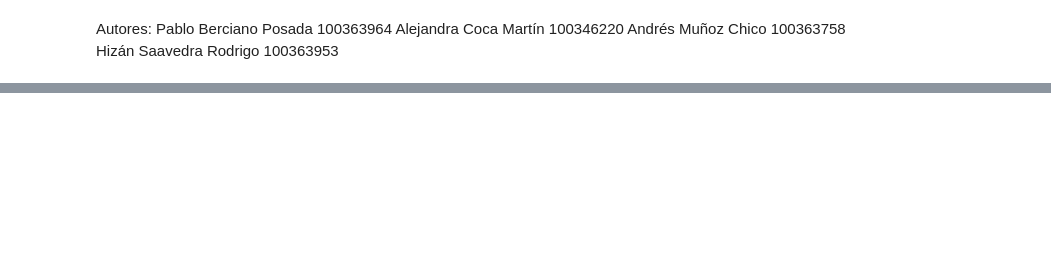
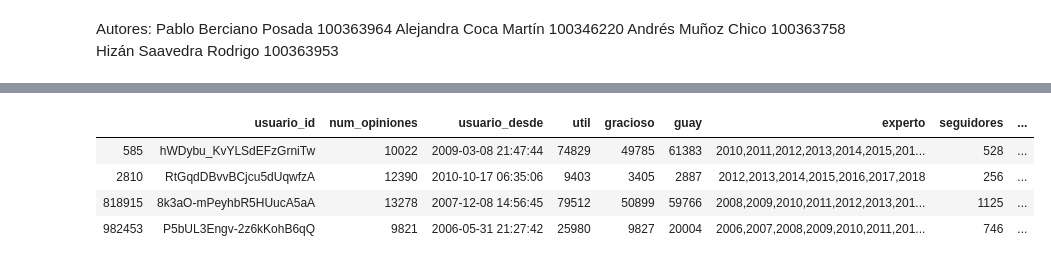
Before and after one commit to pablobp1998/Desafio-Final-AD, a Jupyter notebook: desafio_final_ad.ipynb, the cells around one changed output, grey strips where cells are left out. Cells and saved outputs as stored; diff of their text form; code cells hidden in the pictures; blank space fills up the shorter version.

```diff
--- a/desafio_final_ad.ipynb
+++ b/desafio_final_ad.ipynb
@@ -16,0 +108,9 @@ df.head(3)
+# %%
+dataset_max = df[ df['num_opiniones'] >= 9000]
+dataset_max.head(5)
+# %% [output]
+|  | usuario_id | num_opiniones | usuario_desde | util | gracioso | guay | experto | seguidores | ... |
+| 585 | hWDybu_KvYLSdEFzGrniTw | 10022 | 2009-03-08 21:47:44 | 74829 | 49785 | 61383 | 2010,2011,2012,2013,2014,2015,201... | 528 | ... |
+| 2810 | RtGqdDBvvBCjcu5dUqwfzA | 12390 | 2010-10-17 06:35:06 | 9403 | 3405 | 2887 | 2012,2013,2014,2015,2016,2017,2018 | 256 | ... |
+| 818915 | 8k3aO-mPeyhbR5HUucA5aA | 13278 | 2007-12-08 14:56:45 | 79512 | 50899 | 59766 | 2008,2009,2010,2011,2012,2013,201... | 1125 | ... |
+| 982453 | P5bUL3Engv-2z6kKohB6qQ | 9821 | 2006-05-31 21:27:42 | 25980 | 9827 | 20004 | 2006,2007,2008,2009,2010,2011,201... | 746 | ... |
```
Also changed, not shown: parts of 12 cells of this notebook.
